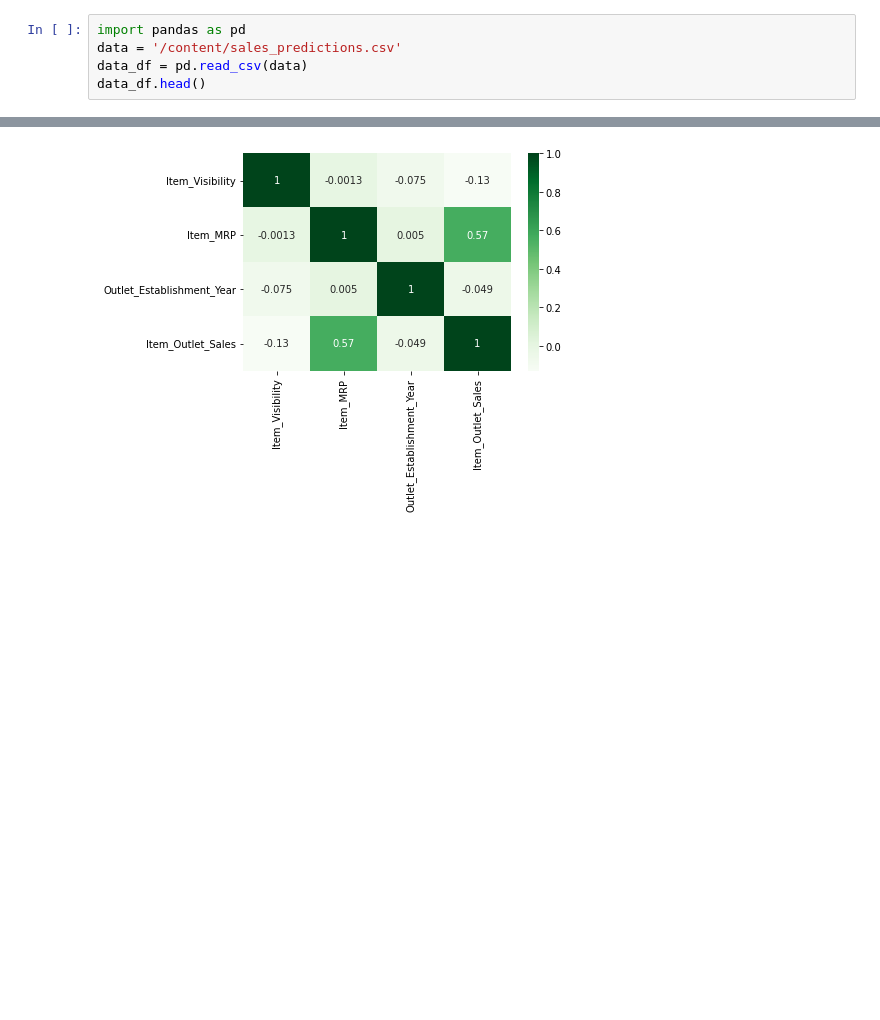
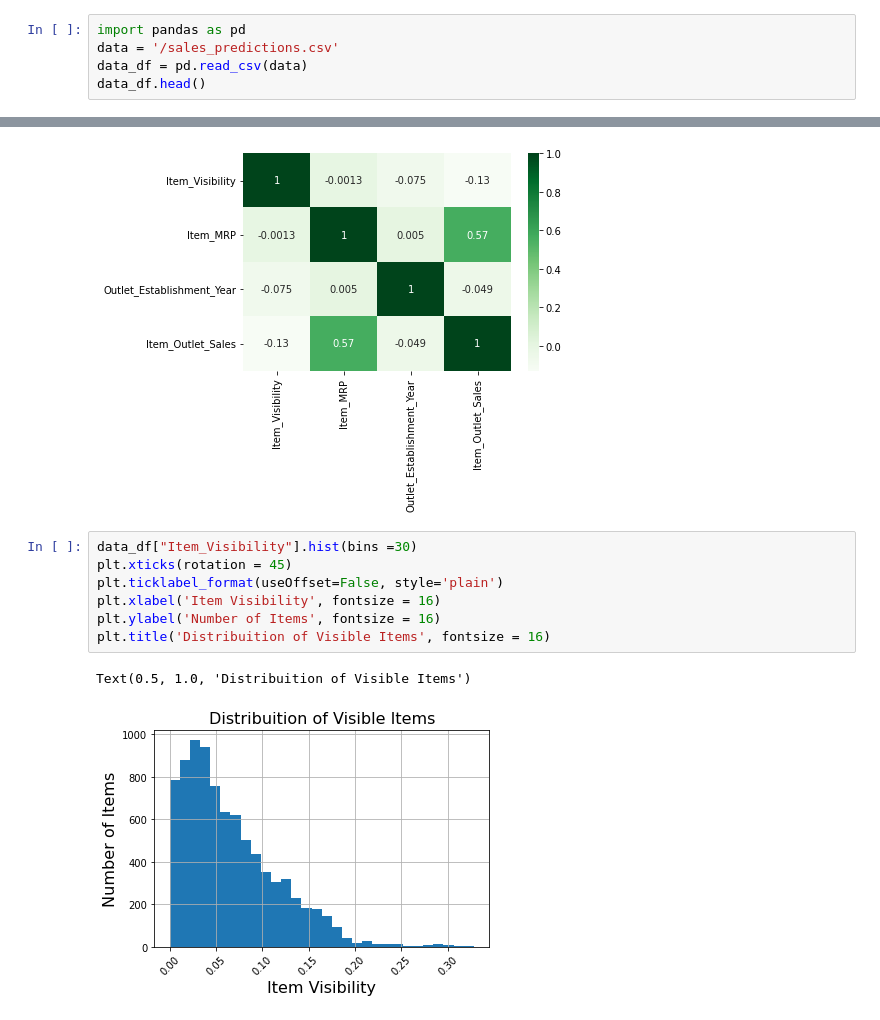
Before and after one commit to nathandhawale/Sales-Predictions, a Jupyter notebook: sales_predictions.ipynb, the cells around one changed output, grey strips where cells are left out. Drawn from its saved outputs; the diff is of its cells as text; blank space fills up the shorter version.

```diff
--- a/sales_predictions.ipynb
+++ b/sales_predictions.ipynb
@@ -2,7 +2,7 @@
 <a href="https://colab.research.google.com/github/nathandhawale/Sales-Predictions/blob/main/sales_predictions.ipynb" target="_parent"><img src="https://colab.research.google.com/assets/colab-badge.svg" alt="Open In Colab"/></a>
 # %%
 import pandas as pd
-data = '/content/sales_predictions.csv'
+data = '/sales_predictions.csv'
 data_df = pd.read_csv(data)
 data_df.head()
 # %% [output]
@@ -310,3 +310,13 @@ sns.heatmap(corr, cmap = 'Greens', annot = True)
 # %% [output]
 <matplotlib.axes._subplots.AxesSubplot at 0x...>
 [figure]
+# %%
+data_df["Item_Visibility"].hist(bins =30)
+plt.xticks(rotation = 45)
+plt.ticklabel_format(useOffset=False, style='plain')
+plt.xlabel('Item Visibility', fontsize = 16)
+plt.ylabel('Number of Items', fontsize = 16)
+plt.title('Distribuition of Visible Items', fontsize = 16)
+# %% [output]
+Text(0.5, 1.0, 'Distribuition of Visible Items')
+[figure, added]
```
Also changed, not shown: parts of 2 cells of this notebook.
